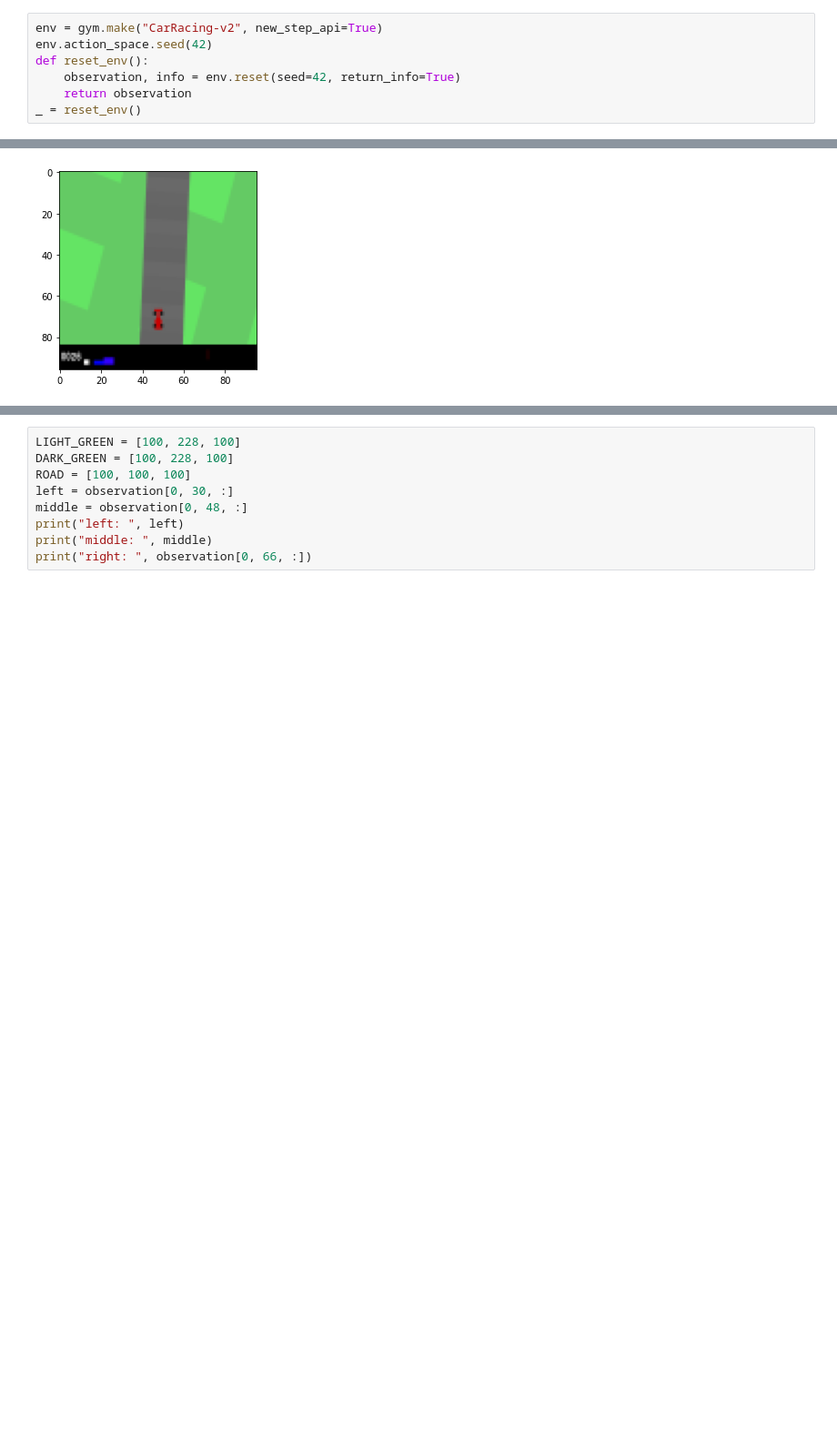
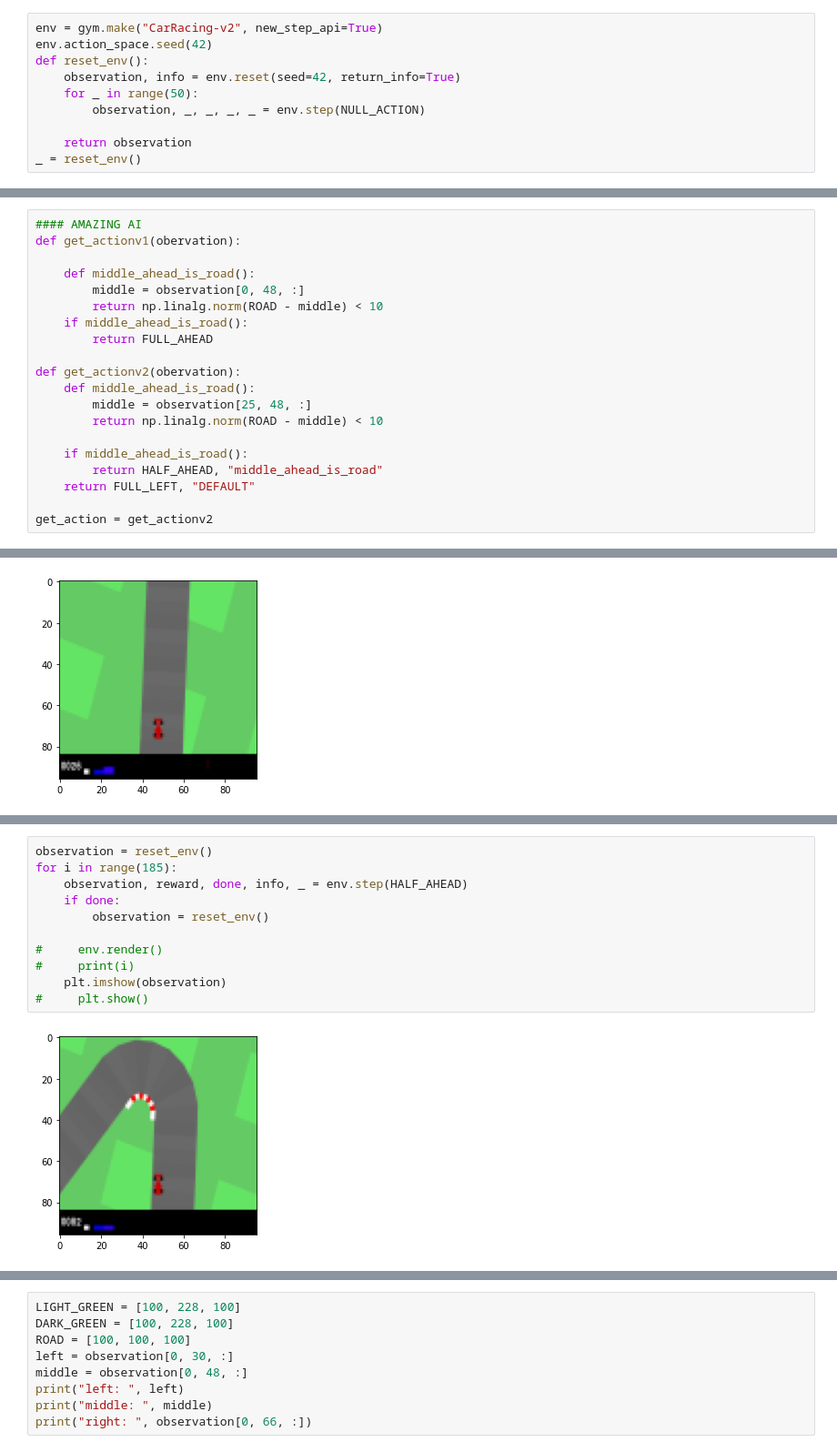
Before and after one commit to apanditWayve/racecar-openai, a Jupyter notebook: ai.ipynb, the cells around one changed output, grey strips where cells are left out. Shown: that part at 91% size. Drawn from its saved outputs; the diff is of its cells as text; blank space fills up the shorter version.

```diff
--- a/ai.ipynb
+++ b/ai.ipynb
@@ -13,5 +25,8 @@ env = gym.make("CarRacing-v2", new_step_api=True)
 env.action_space.seed(42)
 def reset_env():
     observation, info = env.reset(seed=42, return_info=True)
+    for _ in range(50):
+        observation, _, _, _, _ = env.step(NULL_ACTION)
+
     return observation
 _ = reset_env()
@@ -42 +55,21 @@ for i in range(50):
+# %%
+#### AMAZING AI
+def get_actionv1(obervation):
+
+    def middle_ahead_is_road():
+        middle = observation[0, 48, :]
+        return np.linalg.norm(ROAD - middle) < 10
+    if middle_ahead_is_road():
+        return FULL_AHEAD
+
+def get_actionv2(obervation):
+    def middle_ahead_is_road():
+        middle = observation[25, 48, :]
+        return np.linalg.norm(ROAD - middle) < 10
+
+    if middle_ahead_is_road():
+        return HALF_AHEAD, "middle_ahead_is_road"
+    return FULL_LEFT, "DEFAULT"
+
+get_action = get_actionv2
 # %%
@@ -87,0 +137,13 @@ color_copy = observation.copy()
+# %%
+observation = reset_env()
+for i in range(185):
+    observation, reward, done, info, _ = env.step(HALF_AHEAD)
+    if done:
+        observation = reset_env()
+
+#     env.render()
+#     print(i)
+    plt.imshow(observation)
+#     plt.show()
+# %% [output]
+[figure, added]
```
Also changed, not shown: parts of 11 cells of this notebook.
